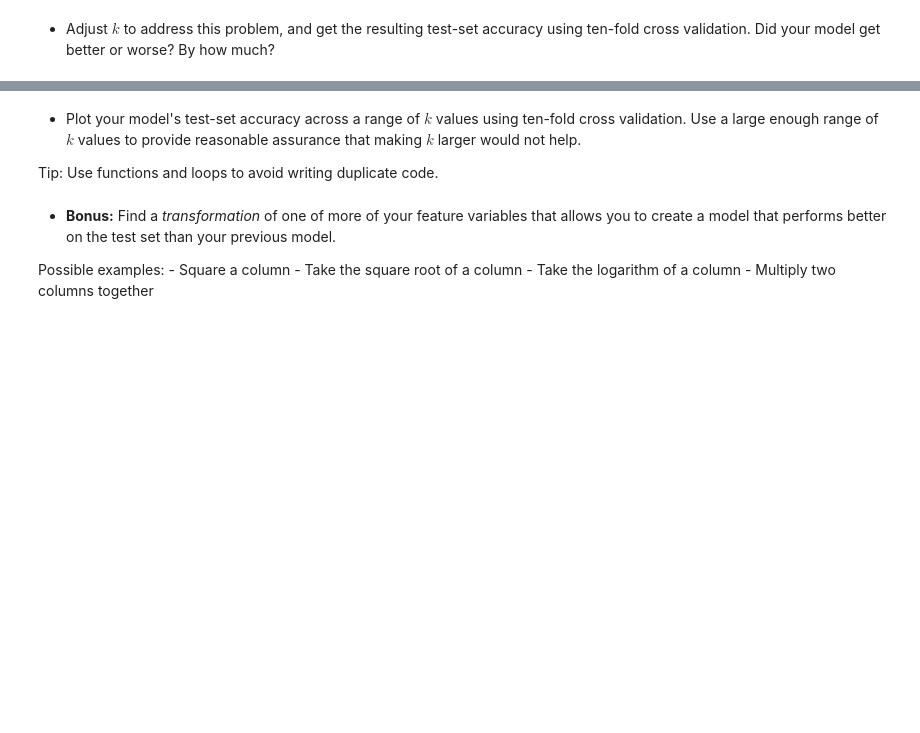
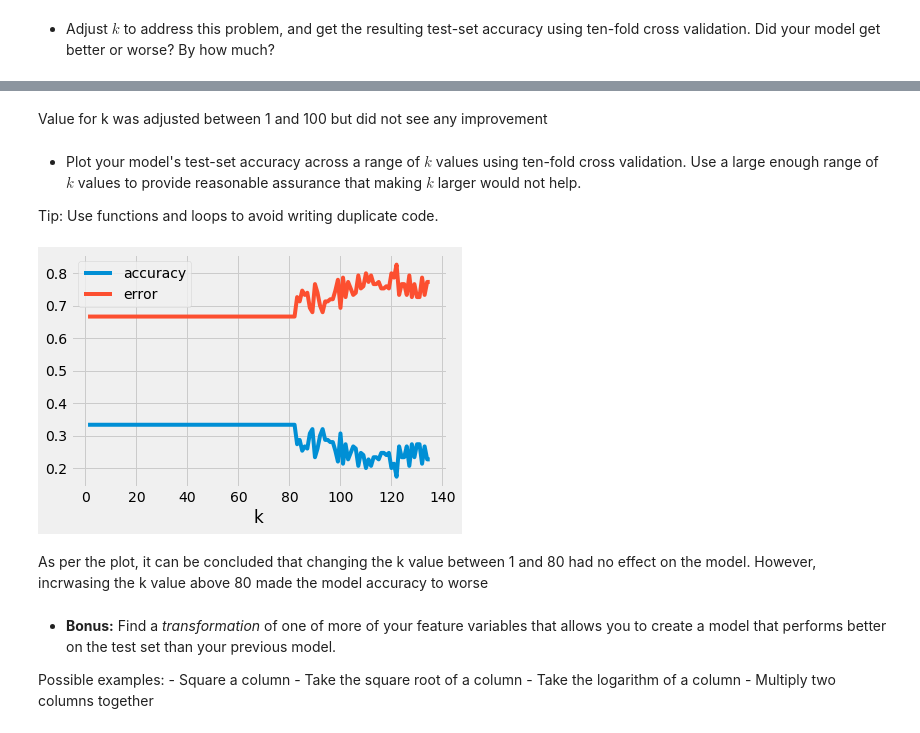
Before and after one commit to hirangunaratne/yapa_gunaratne_unit3_project, a Jupyter notebook: linreg_knn_project.ipynb, the cells around one changed output, grey strips where cells are left out. Cells and saved outputs as stored; diff of their text form; code cells hidden in the pictures; blank space fills up the shorter version.

```diff
--- a/linreg_knn_project.ipynb
+++ b/linreg_knn_project.ipynb
@@ -584,7 +800,65 @@ dtype: int64
+# %% [markdown]
+Value for k was adjusted between 1 and 100 but did not see any improvement
 # %% [markdown]
 - Plot your model's test-set accuracy across a range of $k$ values using ten-fold cross validation. Use a large enough range of $k$ values to provide reasonable assurance that making $k$ larger would not help.
 
 Tip: Use functions and loops to avoid writing duplicate code.
+# %%
+#import KNeighborsClassifier model
+from sklearn.neighbors import KNeighborsClassifier
+# import model_selection
+from sklearn import model_selection
+# Instantiate and fit `StandardScaler`.
+from sklearn.preprocessing import StandardScaler
+
+# create an instance of model_selection with 10 fold. ensure dataset is shuffled
+ten_fold = model_selection.KFold(n_splits=10, shuffle=True)
+
+#function to get a mean accuracy from  10 fold CV for a specific k value
+def get_model_accuracy(k_value):
+    test_accuracy_scores = []
+    test_errors = []
+    n = 0
+
+    for train_index, test_index in ten_fold.split(X, y):
+        n += 1
+
+        #standardising the features
+        scaler = StandardScaler()
+        X_train = scaler.fit_transform(X.iloc[train_index, :])
+        X_test = scaler.transform(X.iloc[test_index, :])
+
+        knn_iris = KNeighborsClassifier(n_neighbors=k_value)
+        knn_iris.fit(X_train, y.iloc[train_index]) #fit kth fold
+
+        #predicting on test dataset
+        y_pred_test = knn_iris.predict(X.iloc[test_index, :]) #predict on test dataset
+        accuracy = metrics.accuracy_score(y.iloc[test_index],y_pred_test) #calculate accuracy on test dataset prediction
+        error = 1 - accuracy  #calculate error on test dataset prediction
+
+        test_accuracy_scores.append(accuracy) #add test accuracy to list
+        test_errors.append(error) #add test error to list
+
+    return np.mean(test_accuracy_scores), np.mean(test_errors)
+
+#getting accuracy of the model for each k between 1 - 135
+scores_by_k = []
+for number in range(1, 136):
+    k_value = number
+    accuracy, error = get_model_accuracy(number)
+    scores_by_k.append([k_value,accuracy,error])
+
+
+# load scores in a DataFrame
+df_scores = pd.DataFrame(scores_by_k, columns=['k','accuracy','error'])
+
+# Plot training scores against k
+ax = df_scores.plot(x='k', y='accuracy')
+df_scores.plot(x='k', y='error',ax=ax);
+# %% [output]
+[figure, added]
+# %% [markdown]
+As per the plot, it can be concluded that changing the k value between 1 and 80 had no effect on the model. However, incrwasing the k value above 80 made the model accuracy to worse
 # %% [markdown]
 - **Bonus:** Find a *transformation* of one of more of your feature variables that allows you to create a model that performs better on the test set than your previous model.
 
```
Also changed, not shown: parts of 18 cells of this notebook.
